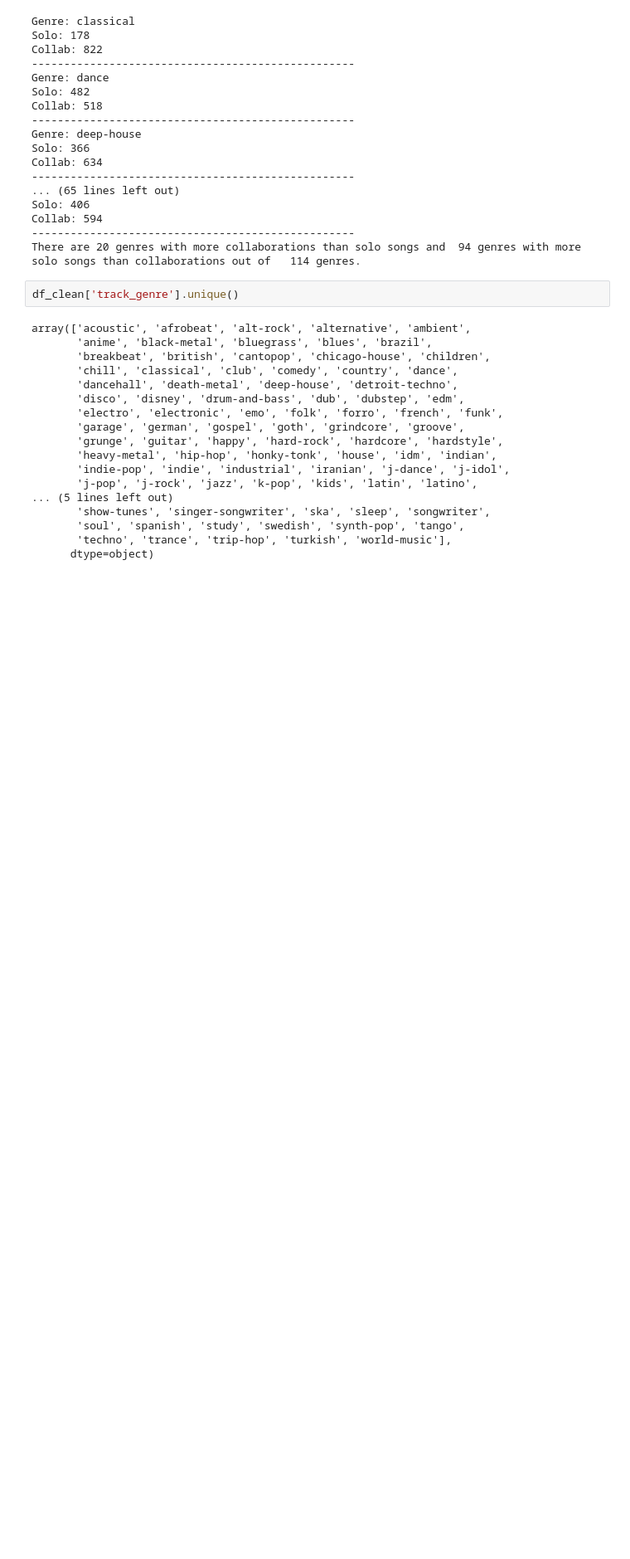
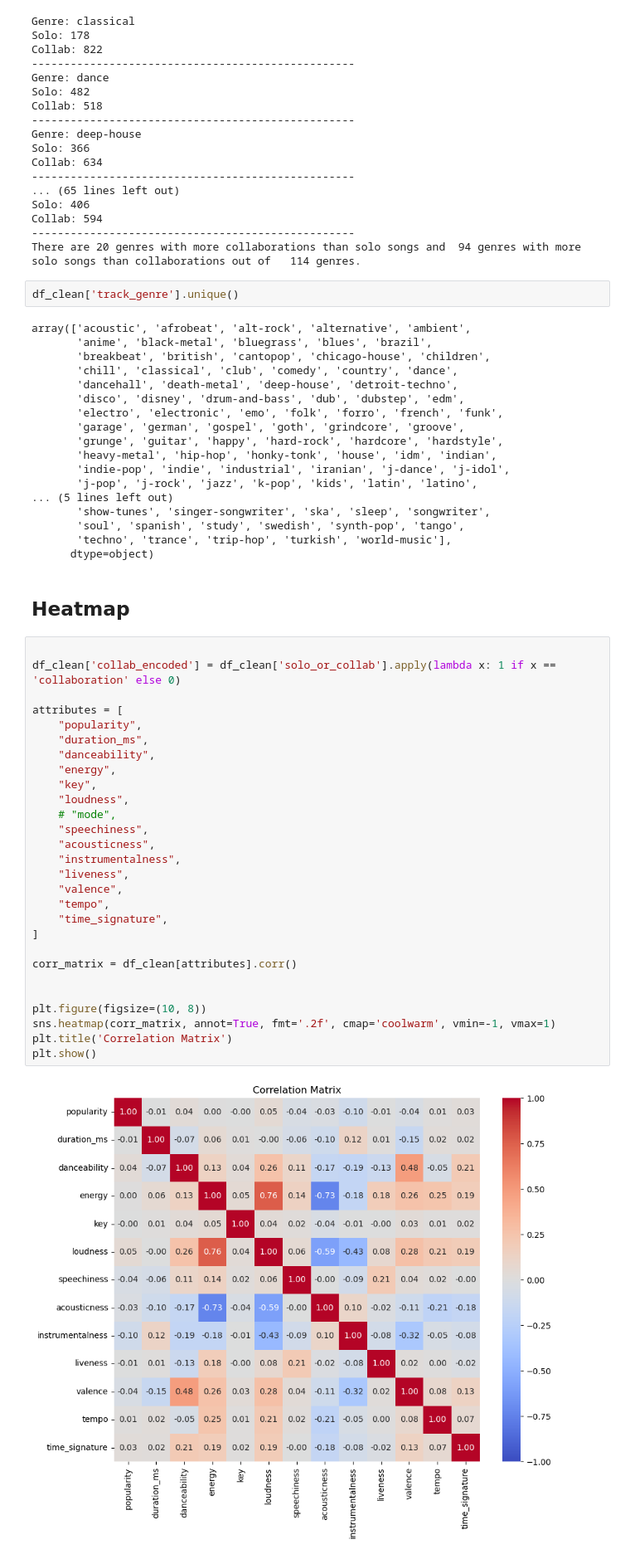
Before and after one commit to FabienThich/Solo-vs-Collab-Music, a Jupyter notebook: main.ipynb, the cells around one changed output. Shown at 83% size. Cells and saved outputs as stored; diff of their text form; blank space fills up the shorter version.

```diff
--- a/main.ipynb
+++ b/main.ipynb
@@ -656,3 +661,35 @@ array(['acoustic', 'afrobeat', 'alt-rock', 'alternative', 'ambient',
        'soul', 'spanish', 'study', 'swedish', 'synth-pop', 'tango',
        'techno', 'trance', 'trip-hop', 'turkish', 'world-music'],
       dtype=object)
+# %% [markdown]
+## Heatmap
+# %%
+
+df_clean['collab_encoded'] = df_clean['solo_or_collab'].apply(lambda x: 1 if x == 'collaboration' else 0)
+
+attributes = [
+    "popularity",
+    "duration_ms",
+    "danceability",
+    "energy",
+    "key",
+    "loudness",
+    # "mode",
+    "speechiness",
+    "acousticness",
+    "instrumentalness",
+    "liveness",
+    "valence",
+    "tempo",
+    "time_signature",
+]
+
+corr_matrix = df_clean[attributes].corr()
+
+
+plt.figure(figsize=(10, 8))
+sns.heatmap(corr_matrix, annot=True, fmt='.2f', cmap='coolwarm', vmin=-1, vmax=1)
+plt.title('Correlation Matrix')
+plt.show()
+# %% [output]
+[figure, added]
```
Also changed, not shown: parts of 3 cells of this notebook.
